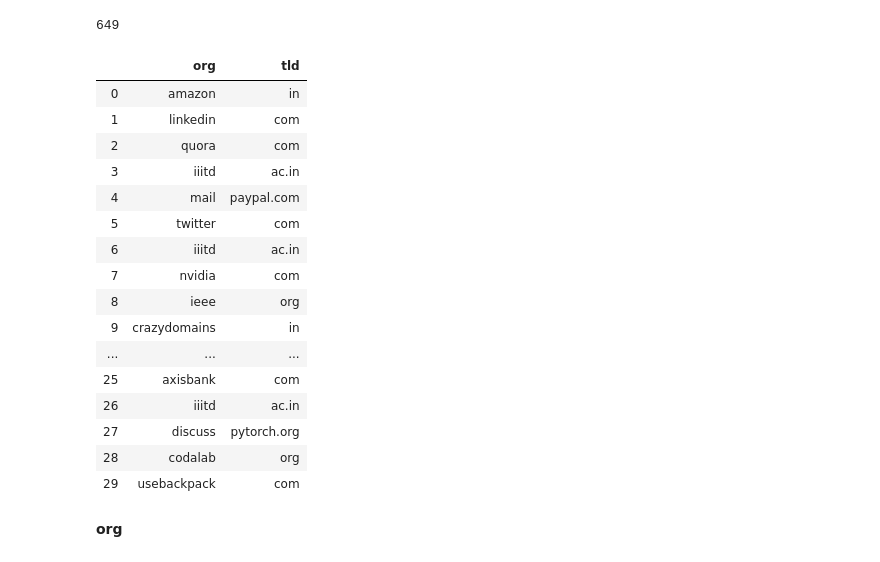
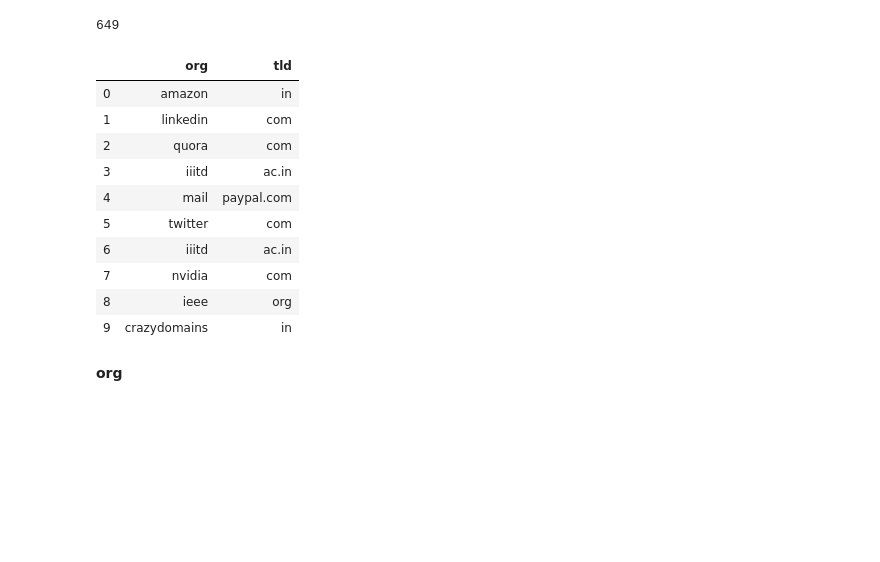
Before and after one commit to AntOhl/KaggleCompetition_MailClassificationChallenge, a Jupyter notebook: kaggle_ao_2.ipynb, the cells around one changed output. Cells and saved outputs as stored; diff of their text form; code cells hidden in the pictures; blank space fills up the shorter version.

```diff
--- a/kaggle_ao_2.ipynb
+++ b/kaggle_ao_2.ipynb
@@ -95,7 +96,7 @@ train_df["tld"] = train_df["tld"].fillna('tld_missing')
 train_df["mail_type"] = train_df["mail_type"].fillna('mail_type_missing')
 test_x["org"] = test_x["org"].fillna('org_missing')
 test_x["tld"] = test_x["tld"].fillna('tld_missing')
-test_x["mail_type"] = test_x["mail_type"].fillna('mail_type_missing')
+test_x["mail_type"] = test_x["mail_type"].fillna('mail_type/missing')
 # %%
 def fe_mandatory(train_df, test_x):
     train_df["org"] = train_df["org"].fillna('org_missing')
@@ -469,25 +458,19 @@ train_df.org.nunique()
 # %% [output]
 649
 # %%
-train_df[['org', 'tld']].head(30)
+train_df[['org', 'tld']].head(10)
 # %% [output]
 |  | org | tld |
 | 0 | amazon | in |
 | 1 | linkedin | com |
 | 2 | quora | com |
 | 3 | iiitd | ac.in |
 | 4 | mail | paypal.com |
 | 5 | twitter | com |
 | 6 | iiitd | ac.in |
 | 7 | nvidia | com |
 | 8 | ieee | org |
 | 9 | crazydomains | in |
-| ... | ... | ... |
-| 25 | axisbank | com |
-| 26 | iiitd | ac.in |
-| 27 | discuss | pytorch.org |
-| 28 | codalab | org |
-| 29 | usebackpack | com |
 # %% [markdown]
 __org__
 # %%
```
Also changed, not shown: parts of 23 cells of this notebook.
